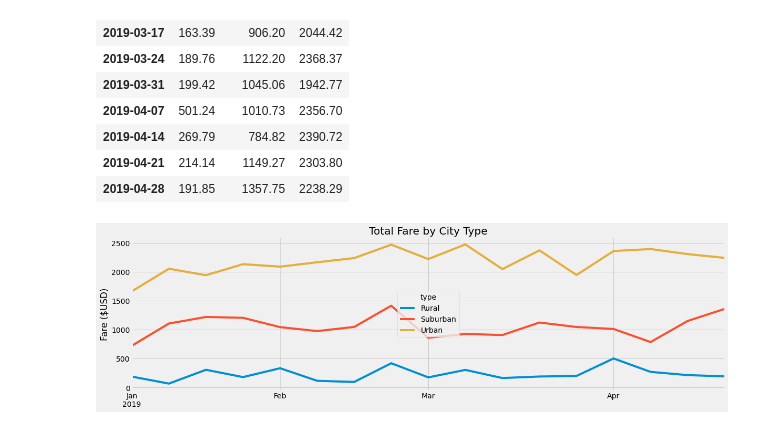
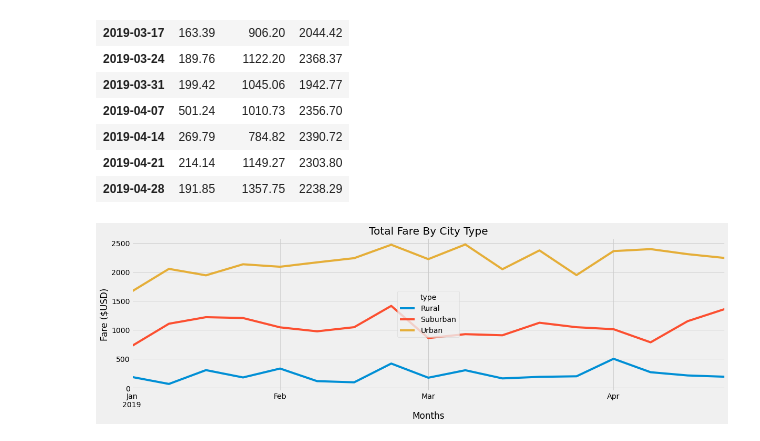
Before and after one commit to ddmarchlewski/PyBer_Analysis, a Jupyter notebook: PyBer_Challenge.ipynb, the cells around one changed output. Cells and saved outputs as stored; diff of their text form; code cells hidden in the pictures.

```diff
--- a/PyBer_Challenge.ipynb
+++ b/PyBer_Challenge.ipynb
@@ -247,15 +247,15 @@ fare_dates_df
 # %%
 # 8. Using the object-oriented interface method, plot the resample DataFrame using the df.plot() function.
 
 # Import the style from Matplotlib.
 from matplotlib import style
 # Use the graph style fivethirtyeight.
 style.use('fivethirtyeight')
 
 fare_dates_df.plot(figsize=(18,5),)
-plt.xlabel('')
-plt.ylabel('Fare ($USD)')
-plt.title('Total Fare by City Type')
+plt.title("Total Fare By City Type")
+plt.ylabel("Fare ($USD)")
+plt.xlabel("Months")
 plt.savefig('analysis/Pyber_fare_summary.png');
 # %% [output]
-[figure, old version]
+[figure, new version]
```
